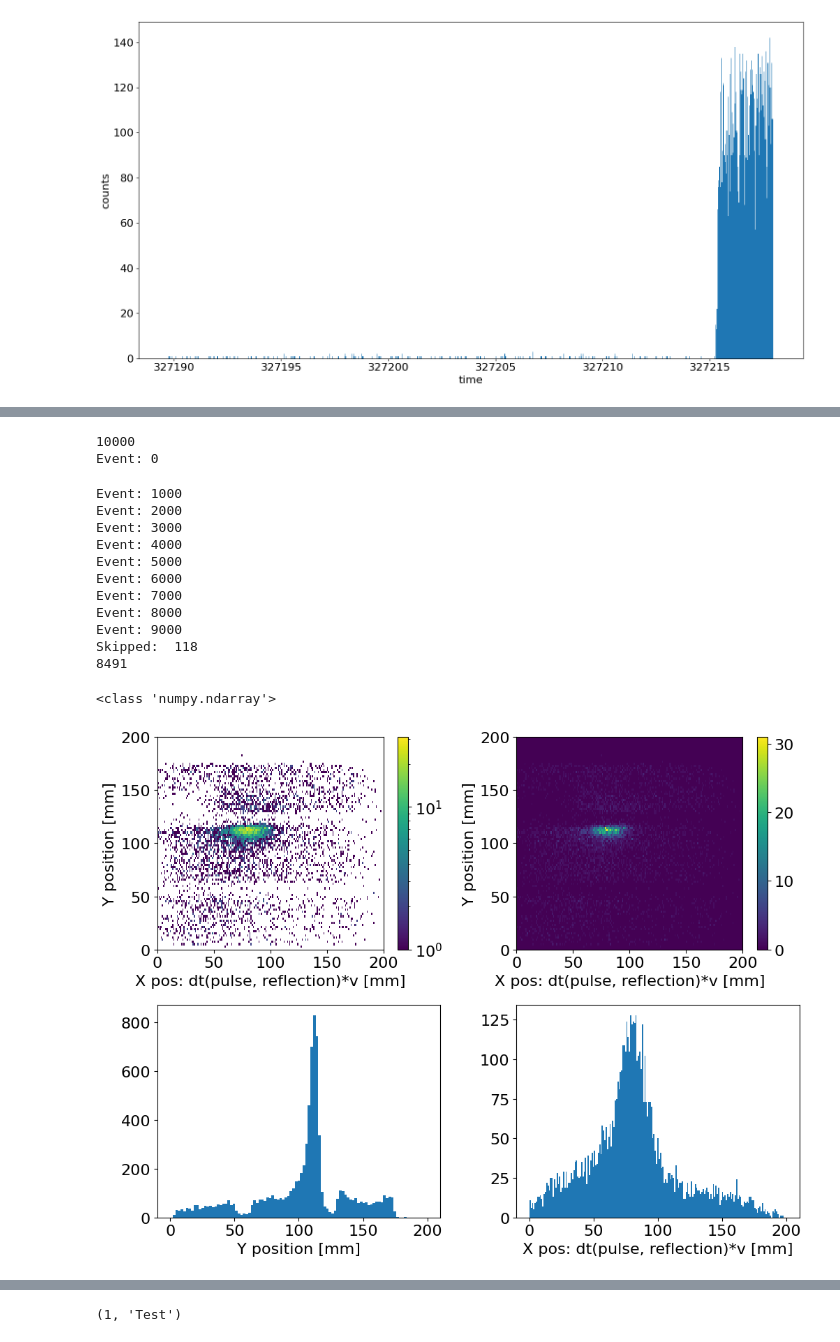
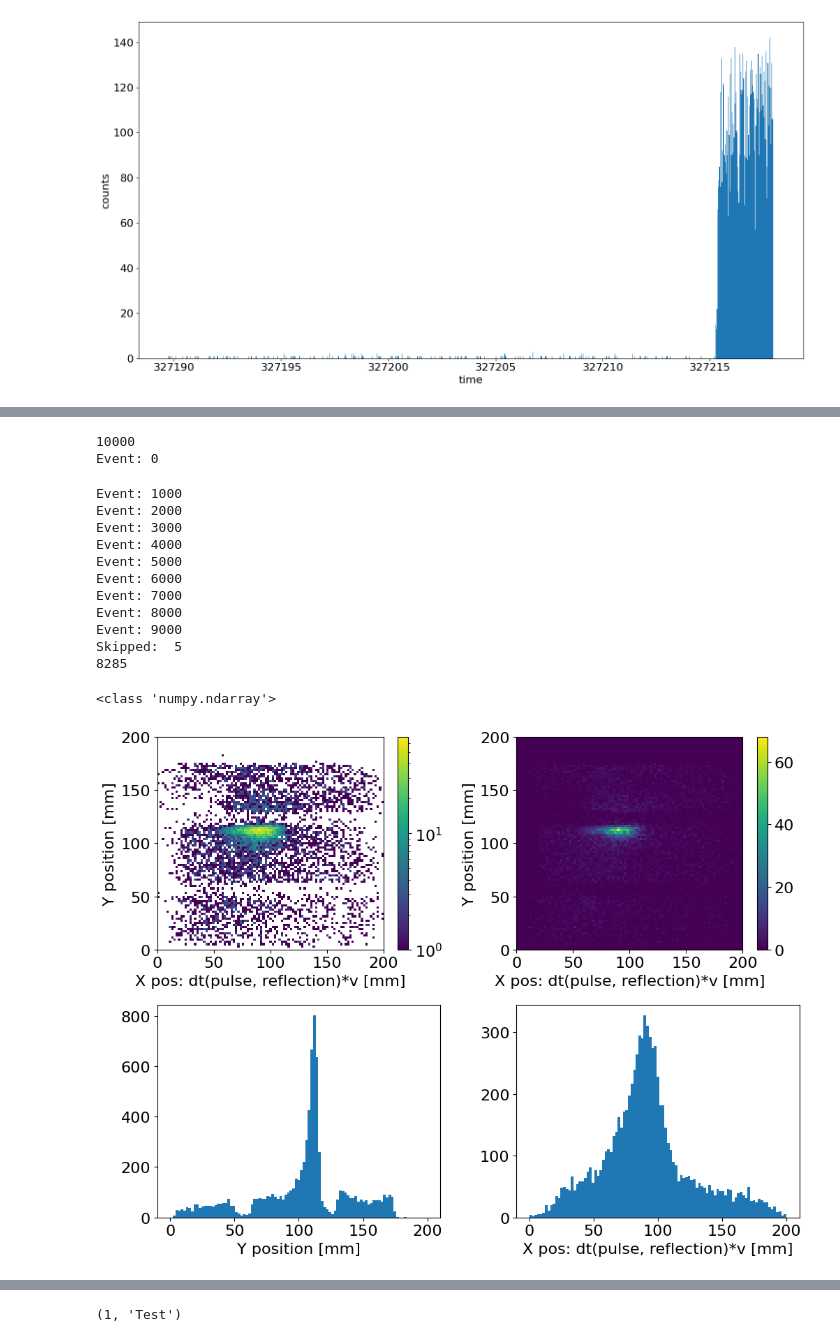
Before and after one commit to FTBF/LAPPD_TOF_Analysis, a Jupyter notebook: Analysis.ipynb, the cells around one changed output, grey strips where cells are left out. Saved outputs shown, nothing was run; the diff lists cells and outputs as text; code cells hidden in the pictures.

```diff
--- a/Analysis.ipynb
+++ b/Analysis.ipynb
@@ -350,7 +350,7 @@ np.set_printoptions(threshold=np.inf)
 #channels = np.array([0,1,2,3,4,6,7,8,9,10,11,12,13,14,15,16,17,18,19,20,21,22,23,24,25,26,27,28,29])
 channels = np.array([4,3,2,1,0,11,10,9,8,7,6,17,16,15,14,13,12,23,22,21,20,19,18,29,28,27,26,25,24])
 
-event = 660
+event = 671
 
 xdata = np.linspace(0, 28,29)
 ydata = data[event,:,:]-averages[:,:]
@@ -401,6 +401,8 @@ def findCenters(data, averages):
     channels = np.array([4,3,2,1,0,11,10,9,8,7,6,17,16,15,14,13,12,23,22,21,20,19,18,29,28,27,26,25,24])
 
     centers = []
+    centers2 = []
+    eventlist = []
 
     skipped = 0
 
@@ -419,9 +421,17 @@ def findCenters(data, averages):
         #ydata_v[18] = (ydata_v[17]+ydata_v[19])/2
         #ydata_v[26] = (ydata_v[25]+ydata_v[27])/2
 
-        xdata_h = np.linspace(0, 255,256)
+        #xdata_h = np.linspace(0, 255,256)
+        deltax = np.array([256*4/259]+[256/259]*255)
         channel_h = ydata.min(axis=1).argmin()
         ydata_h = ydata[channel_h]
+
+        cw_low = (((times_320[event]+2+2)%8)*32-16)%256
+        cw_high = (((times_320[event]+2+2)%8)*32+24)%256
+
+        ydata_h = np.roll(ydata_h, -cw_low)
+        deltax = np.roll(deltax, -cw_low)
+        xdata_h = np.cumsum(deltax)
 
         try:
             popt = (ydata_v.max(), 2, ydata_v.argmax(), 0)
@@ -429,7 +439,7 @@ def findCenters(data, averages):
             v_pos = popt[2]
 
             peaks2 = scipy.signal.find_peaks(-1*ydata_h, height=(-0.6)*ydata_h.min(), distance = 22)[0]
-            if len(peaks2) != 2:
+            if len(peaks2) != 2 or (peaks2.min() < 40):
                 continue
 
             peaks = []
@@ -458,14 +468,14 @@ def findCenters(data, averages):
             #    #peaks.append(coeff[1])
             #peaks = np.array(peaks)
 
-            xp1Cut = (xdata_h > (peaks2[0]-20)) & (xdata < (peaks2[1]+20))
+            xp1Cut = (xdata_h > (peaks2[0]-20)) & (xdata_h < (peaks2[1]+20))
             xdata_cut = xdata_h[xp1Cut]
             ydata_cut = ydata_h[xp1Cut]
             param_bounds=([-1000000,0, 0.1, 0.1, -1000000, 0, 0.1, -100],[-10, 256, 10, 10, -10, 256, 10, 100])
             p0 = [-1000., 1.0*peaks2[0], 5., 5., -1000., 1.0*peaks2[1], 5., 0]
             coeff2, var_matrix2 = curve_fit(double_fitfun, xdata_cut, ydata_cut, p0=p0, bounds=param_bounds)
 
-            #peaks = np.array([coeff2[1], coeff2[5]])
+            peaks4 = np.array([coeff2[1], coeff2[5]])
 
             peaks3 = []
 
@@ -491,15 +501,20 @@ def findCenters(data, averages):
             #peak_heights = bs(peaks)
             #if(peak_heights.max() < 0.5*peak_heights.min()):
             centers.append((h_pos, v_pos))
+
+            peaks4 = peaks4*25/256
+            centers2.append((peaks4.max()-peaks4.min(), v_pos))
+            eventlist.append(event)
         except Exception as ex:
             #raise
             skipped += 1
 
     print("Skipped: ", skipped)
     centers = np.array(centers)
-    return centers
+    centers2 = np.array(centers2)
+    return centers, centers2, np.array(eventlist)
 
-centers = findCenters(data, averages)
+centers, centers2, eventlist = findCenters(data, averages)
 print(len(centers))
 #print(centers[:,0])
 #ydata = (-1)*ydata[:,205]
@@ -519,41 +534,41 @@ Event: 6000
 Event: 7000
 Event: 8000
 Event: 9000
-Skipped:  118
-8491
+Skipped:  5
+8285
 # %%
 mm_per_ns = 72
-offset_in_ns = 3.5
+offset_in_ns = 3.3
 mm_per_strip = 6.6
 print(type(centers))
 
 fig, ((ax1,ax2),(ax3,ax4)) = plt.subplots(2, 2)
 fig.set_size_inches([10.5,8])
 #ax1.hist(centers[:,0], bins=np.linspace(2, 8, 100))
 #xbins = (np.linspace(3.5, 6.5, 26)-offset_in_ns)*mm_per_ns
 #ybins = np.linspace(0, 30, 31)*mm_per_strip
 #xbins = (np.linspace(3.5, 6.5, 100)-offset_in_ns)*mm_per_ns
 #ybins = np.linspace(0, 30, 100)*mm_per_strip
-xbins = np.linspace(0, 200, 200)
+xbins = np.linspace(0, 200, 100)
 ybins = np.linspace(0, 200, 100)
 
 
 ax3.hist(centers[:,1]*mm_per_strip, bins=ybins)
 ax3.set_xlabel("Y position [mm]")
 
-ax4.hist((centers[:,0]-offset_in_ns)*mm_per_ns, bins=xbins)
+ax4.hist((centers[:,0][centers[:,0] > 3]-offset_in_ns)*mm_per_ns, bins=xbins)
 ax4.set_xlabel("X pos: dt(pulse, reflection)*v [mm]")
 
 h = ax1.hist2d((centers[:,0]-offset_in_ns)*mm_per_ns,centers[:,1]*mm_per_strip, bins=(xbins, ybins), norm=matplotlib.colors.LogNorm())
 ax1.set_xlabel("X pos: dt(pulse, reflection)*v [mm]")
 ax1.set_ylabel("Y position [mm]")
 fig.colorbar(h[3], ax=ax1)
 
 h2 = ax2.hist2d((centers[:,0]-offset_in_ns)*mm_per_ns,centers[:,1]*mm_per_strip, bins=(xbins, ybins))#, norm=matplotlib.colors.LogNorm())
 ax2.set_xlabel("X pos: dt(pulse, reflection)*v [mm]")
 ax2.set_ylabel("Y position [mm]")
 fig.colorbar(h2[3], ax=ax2)
 fig.tight_layout()
 # %% [output]
 <class 'numpy.ndarray'>
-[figure, old version]
+[figure, new version]
```
Also changed, not shown: parts of 7 cells of this notebook.
